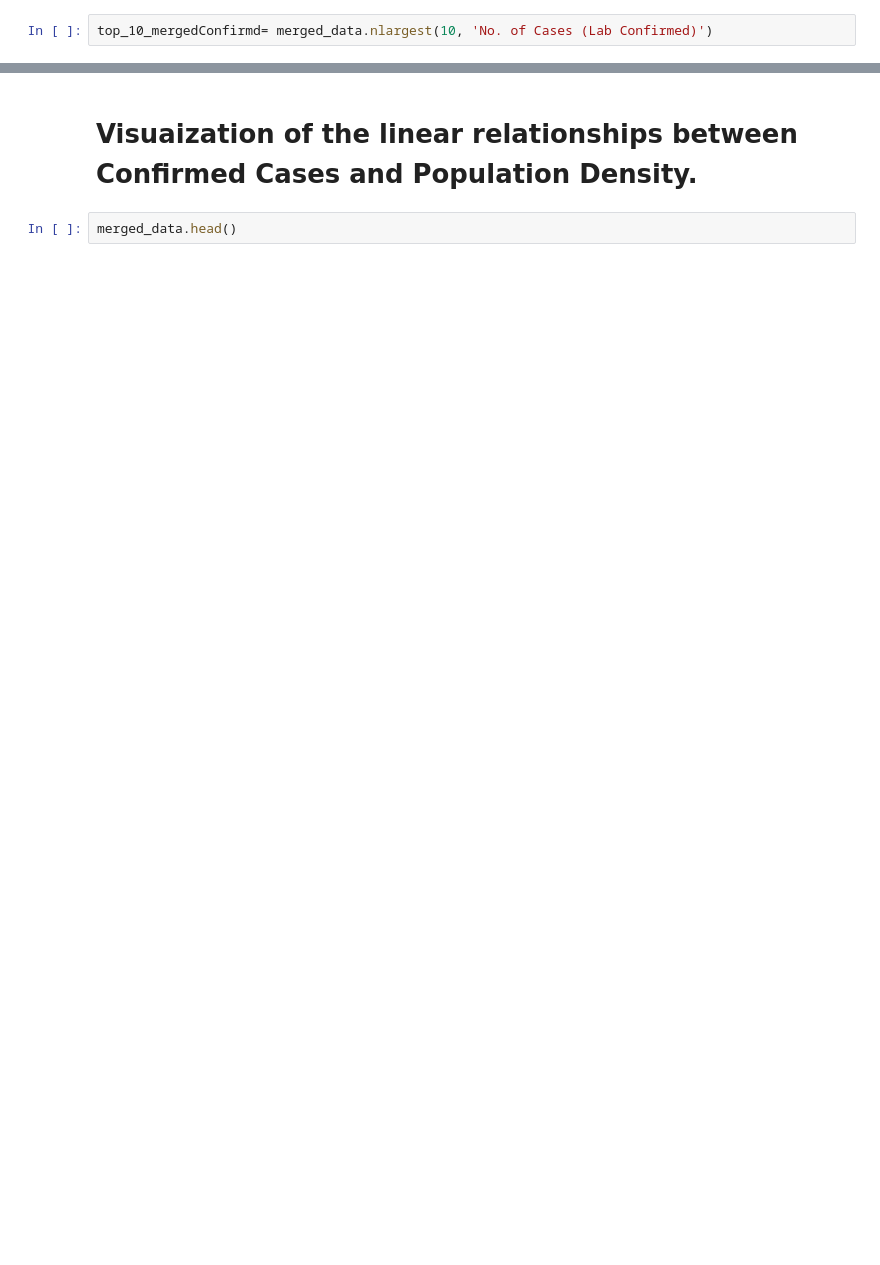
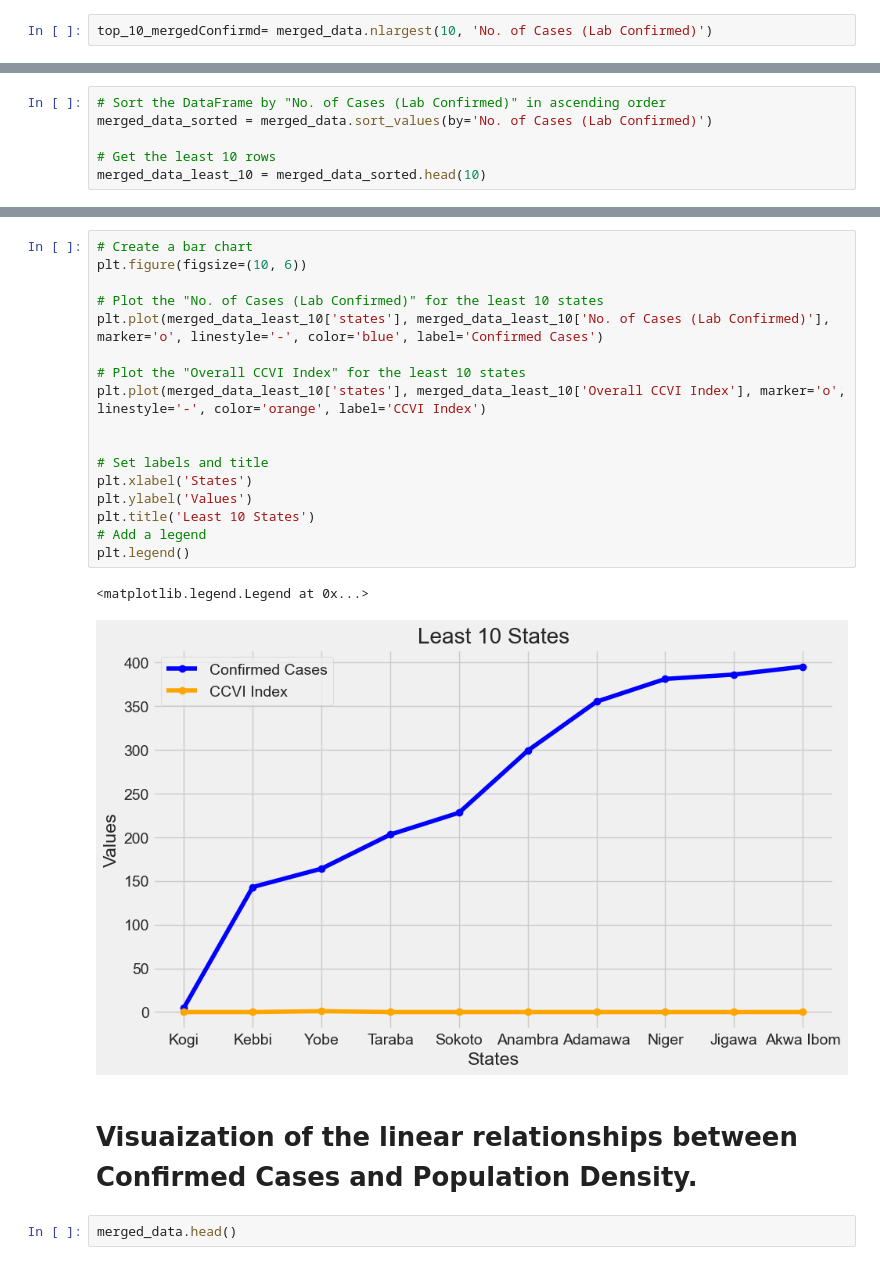
Before and after one commit to Ustacky-dev/Nigeria-COVID-19-Data-Analysis-Using-Python, a Jupyter notebook: My_Capstone Project-Copy1.ipynb, the cells around one changed output, grey strips where cells are left out. Cells and saved outputs as stored; diff of their text form; blank space fills up the shorter version.

```diff
--- a/My_Capstone Project-Copy1.ipynb
+++ b/My_Capstone Project-Copy1.ipynb
@@ -1455,3 +1455,9 @@ plt.legend()
 # %% [output]
 <matplotlib.legend.Legend at 0x...>
 [figure]
+# %%
+# Sort the DataFrame by "No. of Cases (Lab Confirmed)" in ascending order
+merged_data_sorted = merged_data.sort_values(by='No. of Cases (Lab Confirmed)')
+
+# Get the least 10 rows
+merged_data_least_10 = merged_data_sorted.head(10)
@@ -1458,3 +1478,23 @@ plt.legend()
+# %%
+# Create a bar chart
+plt.figure(figsize=(10, 6))
+
+# Plot the "No. of Cases (Lab Confirmed)" for the least 10 states
+plt.plot(merged_data_least_10['states'], merged_data_least_10['No. of Cases (Lab Confirmed)'], marker='o', linestyle='-', color='blue', label='Confirmed Cases')
+
+# Plot the "Overall CCVI Index" for the least 10 states
+plt.plot(merged_data_least_10['states'], merged_data_least_10['Overall CCVI Index'], marker='o', linestyle='-', color='orange', label='CCVI Index')
+
+
+# Set labels and title
+plt.xlabel('States')
+plt.ylabel('Values')
+plt.title('Least 10 States')
+# Add a legend
+plt.legend()
+# %% [output]
+<matplotlib.legend.Legend at 0x...>
+[figure, added]
 # %% [markdown]
 # Visuaization of the linear relationships between Confirmed Cases and Population Density.
 # %%
```
Also changed, not shown: parts of 2 cells of this notebook, 1 other file.
